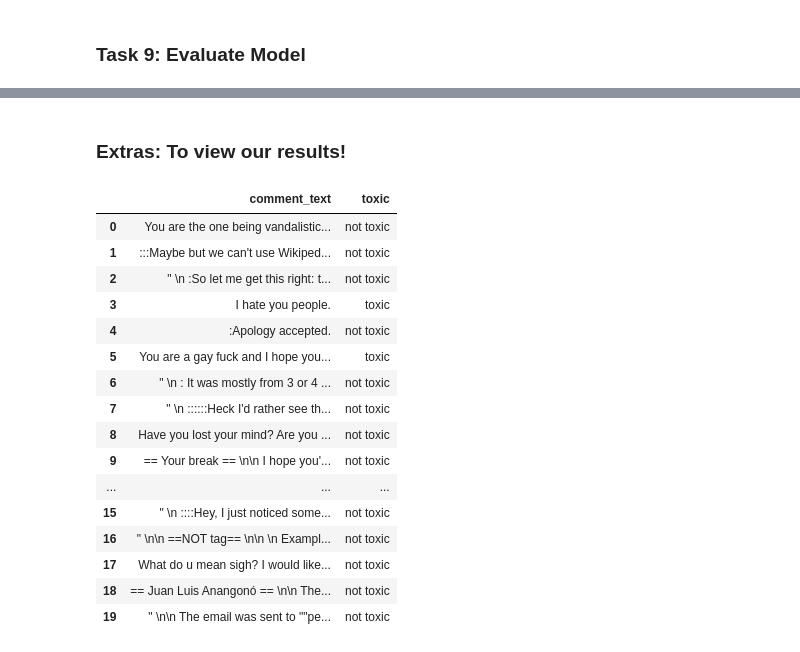
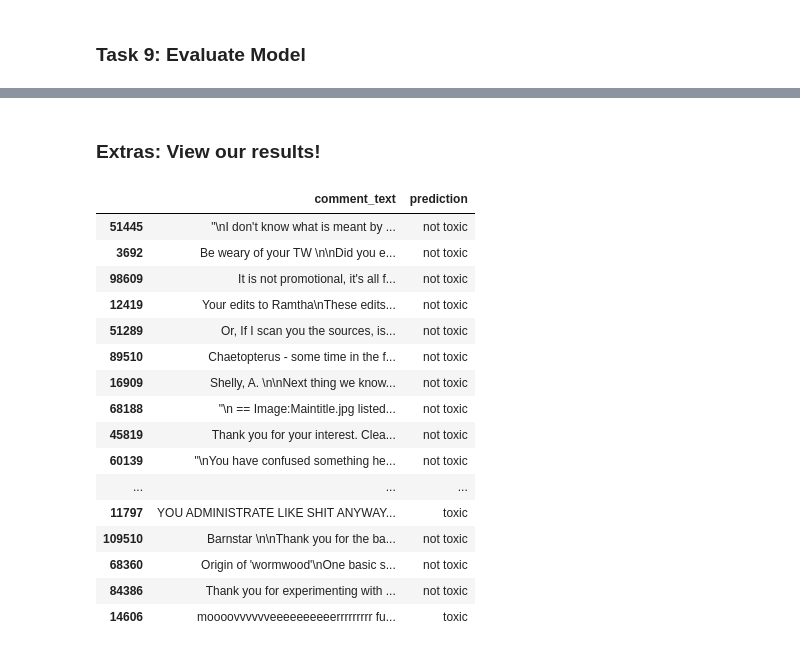
Before and after one commit to ai4all-sfu/NLP_2020, a Jupyter notebook: hate_speech_classification.ipynb, the cells around one changed output, grey strips where cells are left out. Cells and saved outputs as stored; diff of their text form; code cells hidden in the pictures.

```diff
--- a/hate_speech_classification.ipynb
+++ b/hate_speech_classification.ipynb
@@ -35,3 +28,7 @@ train_df= pd.read_csv('train.csv').fillna(' ')
+# %%
+# Split into training and test sets
+train_df = df.sample(frac=0.8)
+test_df = df.sample(frac=0.2)
 # %%
 train_df.sample(10,random_state=1)
 # %% [output]
@@ -243,5 +229,2 @@ plt.show()
 # %% [markdown]
 ### Task 9: Evaluate Model
-# %%
-test_df = pd.read_csv('test.csv')
-x_test= test_df['comment_text'].values
@@ -249,5 +235,5 @@ x_test= test_df['comment_text'].values
 x_test_tokenized = x_tokenizer.texts_to_sequences(x_test)
 x_testing = sequence.pad_sequences(x_test_tokenized,maxlen=max_text_length)
 # %%
-y_testing= model.predict(x_testing,verbose=1,batch_size=32)
+y_pred = model.predict(x_testing,verbose=1,batch_size=32)
 # %% [output]
@@ -255,24 +260,24 @@ y_testing= model.predict(x_testing,verbose=1,batch_size=32)
 # %% [markdown]
-### Extras: To view our results!
+### Extras: View our results!
 # %%
-test_df['toxic'] = [ 'not toxic' if x<0.5 else 'toxic' for x in y_testing]
+test_df['prediction'] = [ 'not toxic' if x<0.5 else 'toxic' for x in y_pred]
 # %%
-test_df[['comment_text','toxic']].head(20)
+test_df[['comment_text','prediction']].head(20)
 # %% [output]
-|  | comment_text | toxic |
-| 0 | You are the one being vandalistic... | not toxic |
-| 1 | :::Maybe but we can't use Wikiped... | not toxic |
-| 2 | " \n :So let me get this right: t... | not toxic |
-| 3 | I hate you people. | toxic |
-| 4 | :Apology accepted. | not toxic |
-| 5 | You are a gay fuck and I hope you... | toxic |
-| 6 | " \n : It was mostly from 3 or 4 ... | not toxic |
-| 7 | " \n ::::::Heck I'd rather see th... | not toxic |
-| 8 | Have you lost your mind? Are you ... | not toxic |
-| 9 | == Your break == \n\n I hope you'... | not toxic |
+|  | comment_text | prediction |
+| 51445 | "\nI don't know what is meant by ... | not toxic |
+| 3692 | Be weary of your TW \n\nDid you e... | not toxic |
+| 98609 | It is not promotional, it's all f... | not toxic |
+| 12419 | Your edits to Ramtha\nThese edits... | not toxic |
+| 51289 | Or, If I scan you the sources, is... | not toxic |
+| 89510 | Chaetopterus - some time in the f... | not toxic |
+| 16909 | Shelly, A. \n\nNext thing we know... | not toxic |
+| 68188 | "\n == Image:Maintitle.jpg listed... | not toxic |
+| 45819 | Thank you for your interest. Clea... | not toxic |
+| 60139 | "\nYou have confused something he... | not toxic |
 | ... | ... | ... |
-| 15 | " \n ::::Hey, I just noticed some... | not toxic |
-| 16 | " \n\n ==NOT tag== \n\n \n Exampl... | not toxic |
-| 17 | What do u mean sigh? I would like... | not toxic |
-| 18 | == Juan Luis Anangonó == \n\n The... | not toxic |
-| 19 | " \n\n The email was sent to ""pe... | not toxic |
+| 11797 | YOU ADMINISTRATE LIKE SHIT ANYWAY... | toxic |
+| 109510 | Barnstar \n\nThank you for the ba... | not toxic |
+| 68360 | Origin of 'wormwood'\nOne basic s... | not toxic |
+| 84386 | Thank you for experimenting with ... | not toxic |
+| 14606 | moooovvvvvveeeeeeeeeerrrrrrrrr fu... | toxic |
```
Also changed, not shown: parts of 22 cells of this notebook, 2 other files.
